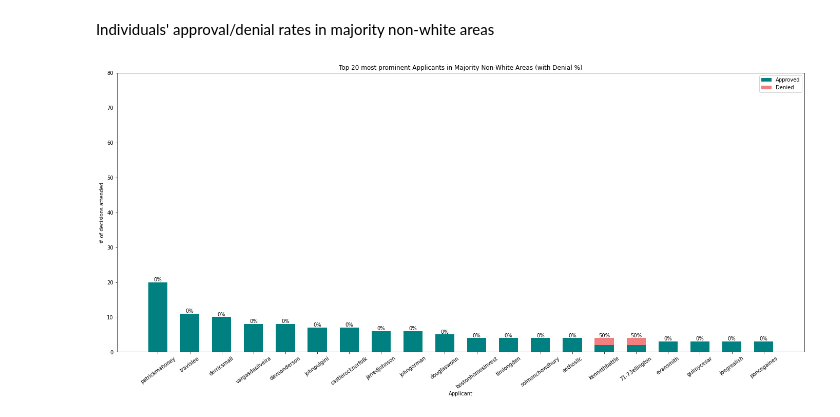
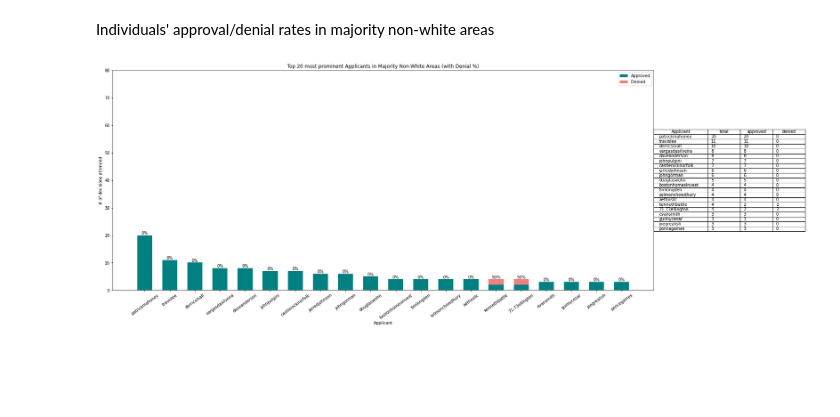
Before and after one commit to BU-Spark/CS506-Fall2020-Projects, a Jupyter notebook: bay_state_banner/deliverable_3/deliverable_3.ipynb, the cells around one changed output. Cells and saved outputs as stored; diff of their text form; code cells hidden in the pictures; blank space fills up the shorter version.

```diff
--- a/bay_state_banner/deliverable_3/deliverable_3.ipynb
+++ b/bay_state_banner/deliverable_3/deliverable_3.ipynb
@@ -93,5 +94,7 @@ if not data_loaded:
     decisions_with_demos = generate_decisions_with_demos()
 # %% [markdown]
 ## Analysis & Visualization
+# %%
+pdf = PdfPages('charts.out.pdf')
 # %% [markdown]
 Plot decision approval/denials in majority white and non-white areas
@@ -531,30 +576,35 @@ grouped_apps_poc_all_stats['denied'] = grouped_apps_poc_all_stats['total'] - gro
 # %%
 grouped_apps_poc_all_stats = grouped_apps_poc_all_stats[:20]
 apps_num_approved = grouped_apps_poc_all_stats['approved'].values
 apps_num_denied = grouped_apps_poc_all_stats['denied'].values
 
 # plot the data
 plt.figure(figsize=[24,10])
 plt.title("Top 20 most prominent Applicants in Majority Non-White Areas (with Denial %)")
 plt.xlabel("Applicant")
 plt.ylabel("# of decisions attended")
 plt.gca().set_ylim([0, 80])
 
 ind = np.arange(len(grouped_apps_poc_all_stats))
 p1 = plt.bar(ind, apps_num_approved, width, label="Approved", color='teal')
 p2 = plt.bar(ind, apps_num_denied, width, bottom=apps_num_approved, label="Denied", color='lightcoral')
 
 plt.legend()
 xtix = grouped_apps_poc_all_stats.index
 plt.xticks(ind, xtix, rotation=36)
 
 for i in range(len(p1)):
     rect = p1[i]
     height = rect.get_height()
     plt.text(rect.get_x() + rect.get_width()/2., grouped_apps_poc_all_stats['total'][i],
             '%d%%' % ((apps_num_denied[i] / (apps_num_denied[i] + apps_num_approved[i])) * 100),
             ha='center', va='bottom')
 
+cell_data = [[neigh, tot, n_app, n_den] for neigh,tot,n_app,n_den in zip(grouped_apps_poc_all_stats.index, grouped_apps_poc_all_stats['total'].values, apps_num_approved, apps_num_denied)]
+table = plt.table(cell_data, cellLoc='left', loc='right', colWidths=[0.1, 0.06, 0.06, 0.06], colLabels=['Applicant', 'total', 'approved', 'denied'])
+table.auto_set_font_size(False)
+
+pdf.savefig(bbox_inches="tight", dpi=300)
 plt.show()
 # %% [output]
-[figure, old version]
+[figure, new version]
```
Also changed, not shown: parts of 10 cells of this notebook, 3 other files.
